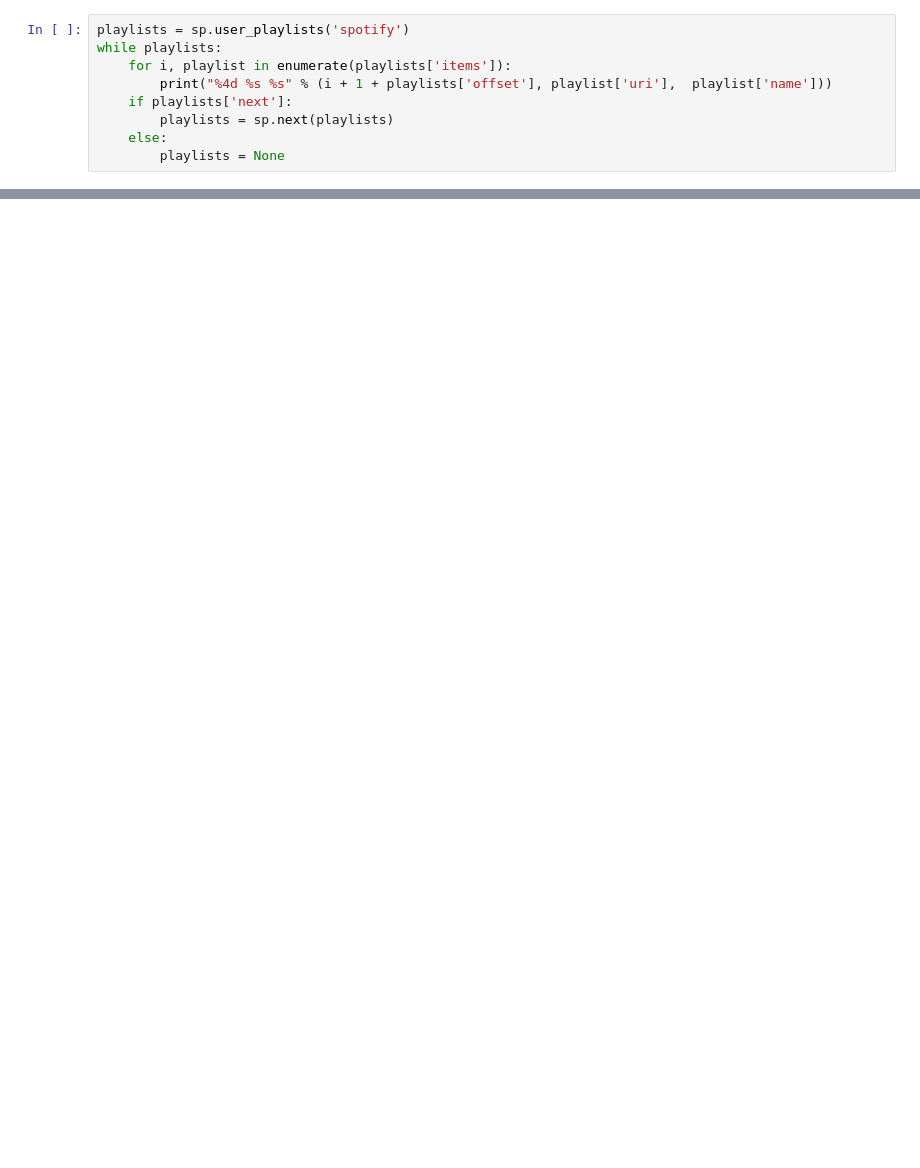
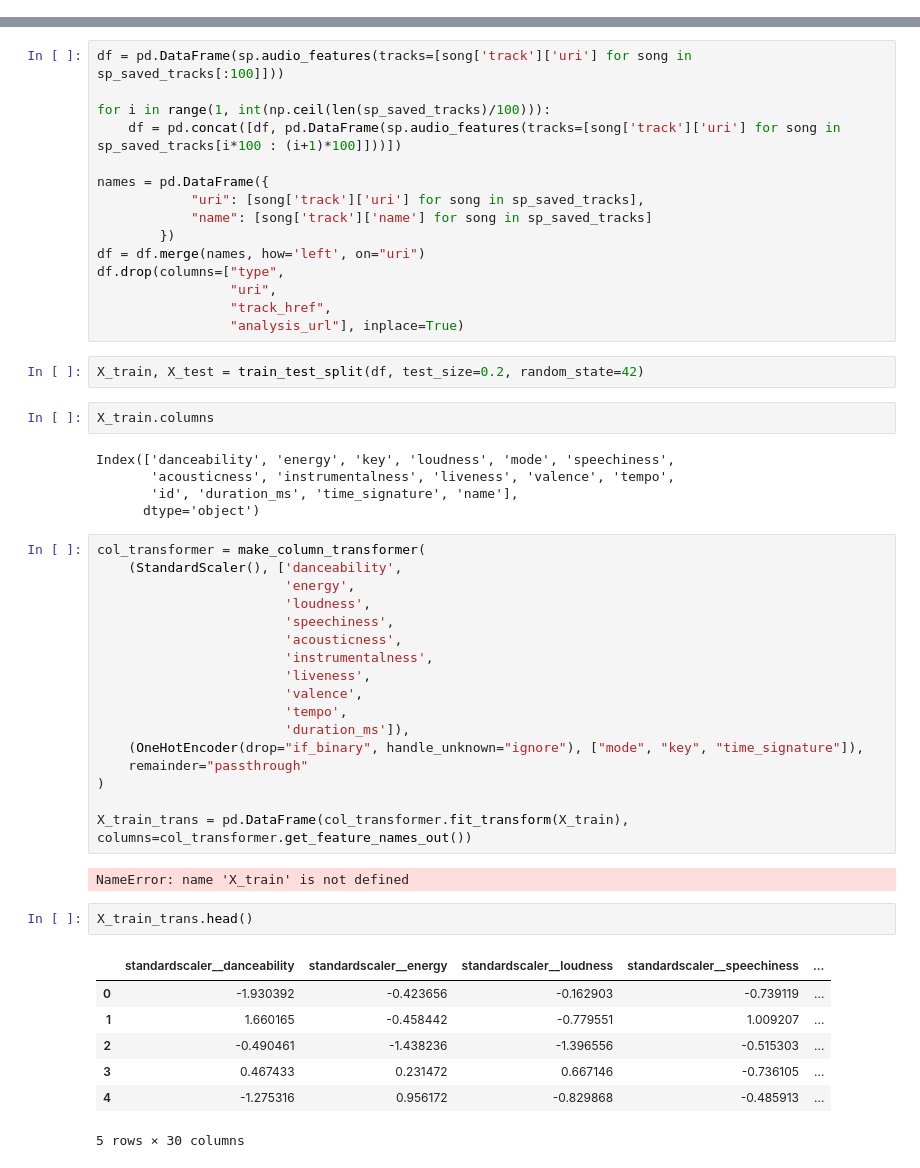
Before and after one commit to brabbit61/Music-mining, a Jupyter notebook: spotify.ipynb, the cells around one changed output, grey strips where cells are left out. Drawn from its saved outputs; the diff is of its cells as text; blank space fills up the shorter version.

```diff
--- a/spotify.ipynb
+++ b/spotify.ipynb
@@ -12,9 +0,0 @@ sp = spotipy.Spotify(auth_manager=auth_manager)
-# %%
-playlists = sp.user_playlists('spotify')
-while playlists:
-    for i, playlist in enumerate(playlists['items']):
-        print("%4d %s %s" % (i + 1 + playlists['offset'], playlist['uri'],  playlist['name']))
-    if playlists['next']:
-        playlists = sp.next(playlists)
-    else:
-        playlists = None
@@ -44,0 +49,53 @@ sp.current_user()
+# %%
+df = pd.DataFrame(sp.audio_features(tracks=[song['track']['uri'] for song in sp_saved_tracks[:100]]))
+
+for i in range(1, int(np.ceil(len(sp_saved_tracks)/100))):
+    df = pd.concat([df, pd.DataFrame(sp.audio_features(tracks=[song['track']['uri'] for song in sp_saved_tracks[i*100 : (i+1)*100]]))])
+
+names = pd.DataFrame({
+            "uri": [song['track']['uri'] for song in sp_saved_tracks],
+            "name": [song['track']['name'] for song in sp_saved_tracks]
+        })
+df = df.merge(names, how='left', on="uri")
+df.drop(columns=["type",
+                 "uri",
+                 "track_href",
+                 "analysis_url"], inplace=True)
+# %%
+X_train, X_test = train_test_split(df, test_size=0.2, random_state=42)
+# %%
+X_train.columns
+# %% [output]
+Index(['danceability', 'energy', 'key', 'loudness', 'mode', 'speechiness',
+       'acousticness', 'instrumentalness', 'liveness', 'valence', 'tempo',
+       'id', 'duration_ms', 'time_signature', 'name'],
+      dtype='object')
+# %%
+col_transformer = make_column_transformer(
+    (StandardScaler(), ['danceability',
+                        'energy',
+                        'loudness',
+                        'speechiness',
+                        'acousticness',
+                        'instrumentalness',
+                        'liveness',
+                        'valence',
+                        'tempo',
+                        'duration_ms']),
+    (OneHotEncoder(drop="if_binary", handle_unknown="ignore"), ["mode", "key", "time_signature"]),
+    remainder="passthrough"
+)
+
+X_train_trans = pd.DataFrame(col_transformer.fit_transform(X_train), columns=col_transformer.get_feature_names_out())
+# %% [output]
+NameError: name 'X_train' is not defined
+# %%
+X_train_trans.head()
+# %% [output]
+|  | standardscaler__danceability | standardscaler__energy | standardscaler__loudness | standardscaler__speechiness | ... |
+| 0 | -1.930392 | -0.423656 | -0.162903 | -0.739119 | ... |
+| 1 | 1.660165 | -0.458442 | -0.779551 | 1.009207 | ... |
+| 2 | -0.490461 | -1.438236 | -1.396556 | -0.515303 | ... |
+| 3 | 0.467433 | 0.231472 | 0.667146 | -0.736105 | ... |
+| 4 | -1.275316 | 0.956172 | -0.829868 | -0.485913 | ... |
+5 rows × 30 columns
```
Also changed, not shown: parts of 18 cells of this notebook, 1 other file.
